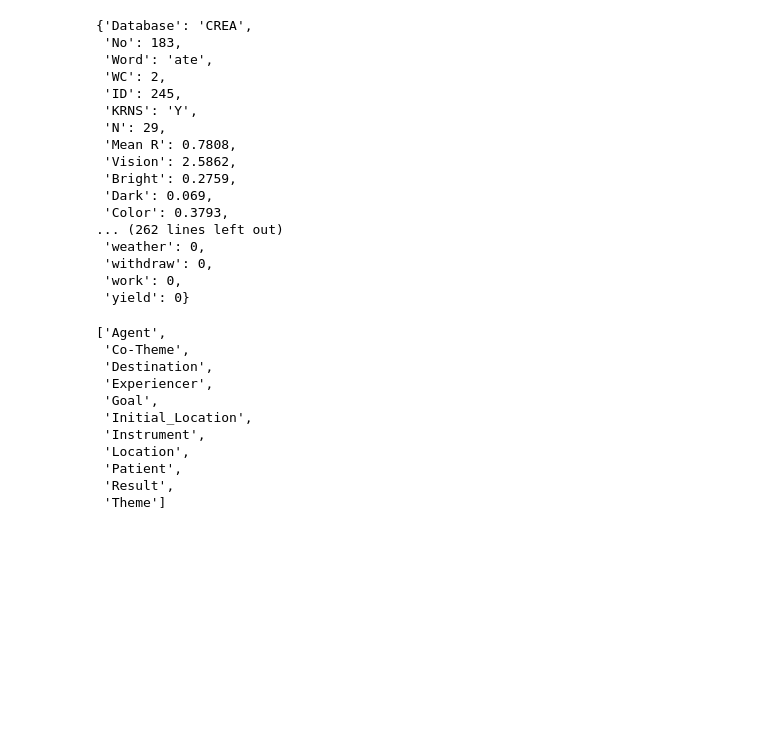
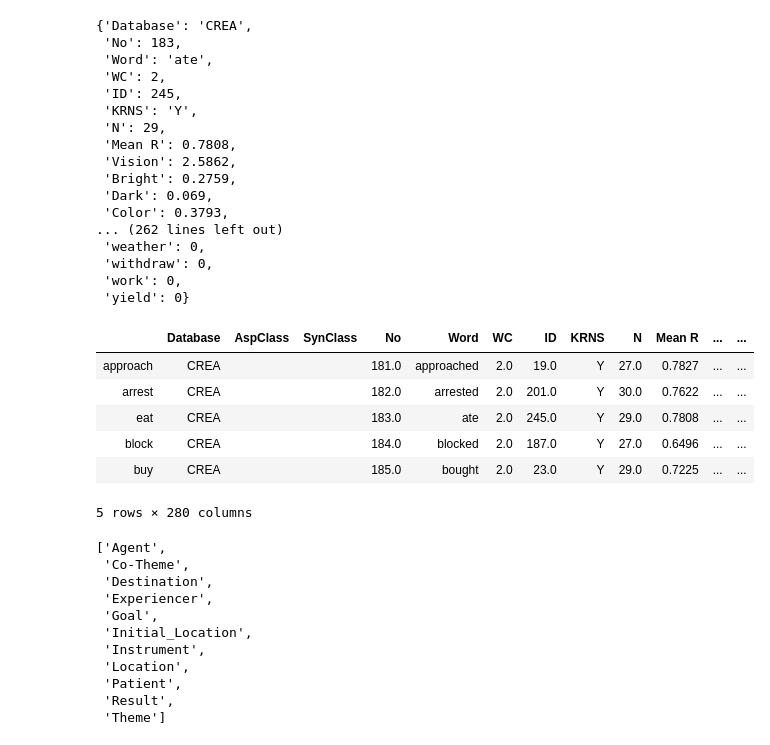
Before and after one commit to sonhkim/VerbVec, a Jupyter notebook: combine_crea_verbnet.ipynb, the cells around one changed output. Cells and saved outputs as stored; diff of their text form; code cells hidden in the pictures; blank space fills up the shorter version.

```diff
--- a/combine_crea_verbnet.ipynb
+++ b/combine_crea_verbnet.ipynb
@@ -580,2 +676,10 @@ all_df_final = pd.DataFrame.from_dict(all_dict, orient = 'index')
 # %%
-all_df_final
+all_df_final.head()
+# %% [output]
+|  | Database | AspClass | SynClass | No | Word | WC | ID | KRNS | N | Mean R | ... | ... |
+| approach | CREA |  |  | 181.0 | approached | 2.0 | 19.0 | Y | 27.0 | 0.7827 | ... | ... |
+| arrest | CREA |  |  | 182.0 | arrested | 2.0 | 201.0 | Y | 30.0 | 0.7622 | ... | ... |
+| eat | CREA |  |  | 183.0 | ate | 2.0 | 245.0 | Y | 29.0 | 0.7808 | ... | ... |
+| block | CREA |  |  | 184.0 | blocked | 2.0 | 187.0 | Y | 27.0 | 0.6496 | ... | ... |
+| buy | CREA |  |  | 185.0 | bought | 2.0 | 23.0 | Y | 29.0 | 0.7225 | ... | ... |
+5 rows × 280 columns
```
Also changed, not shown: parts of 56 cells of this notebook.
